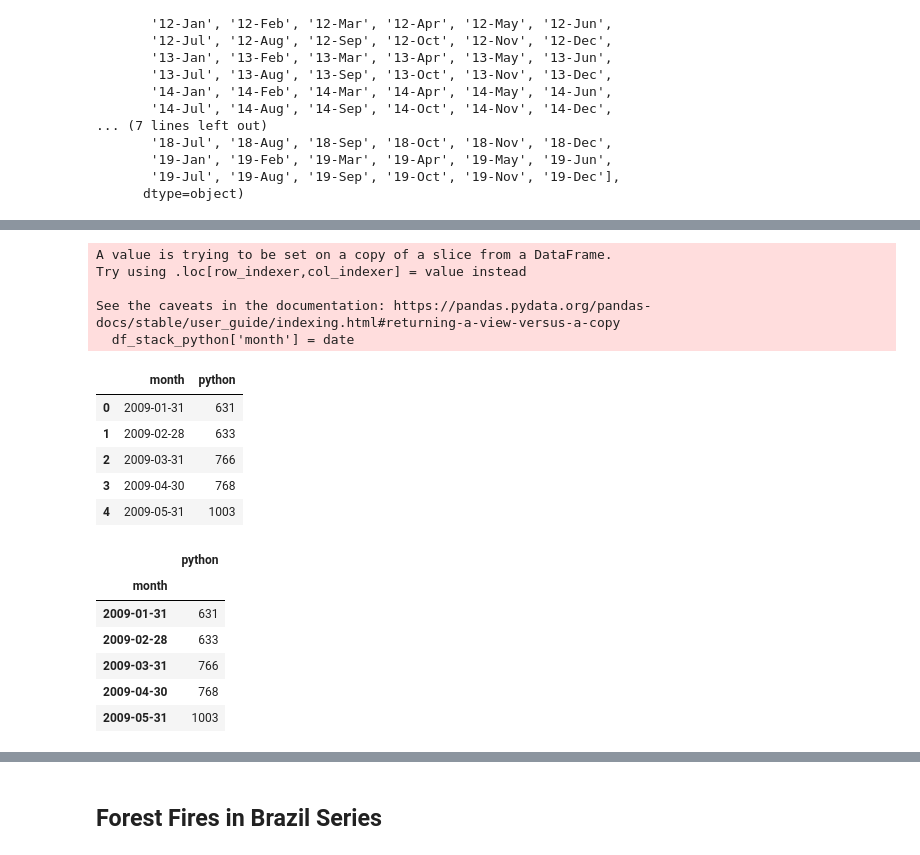
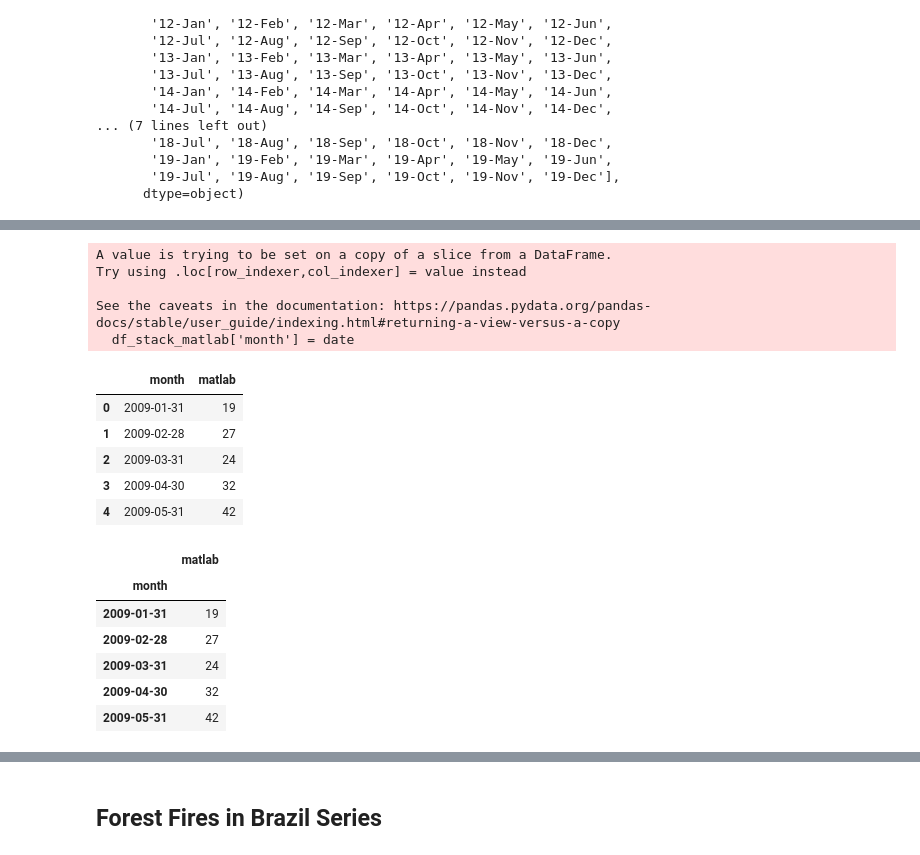
Before and after one commit to MateusVasc/atividades-pet-ciencia-de-dados, a Jupyter notebook: atividades/segunda_fase/atividade_1.ipynb, the cells around one changed output, grey strips where cells are left out. Saved outputs shown, nothing was run; the diff lists cells and outputs as text; code cells hidden in the pictures.

```diff
--- a/atividades/segunda_fase/atividade_1.ipynb
+++ b/atividades/segunda_fase/atividade_1.ipynb
@@ -160,5 +263,5 @@ array(['09-Jan', '09-Feb', '09-Mar', '09-Apr', '09-May', '09-Jun',
        '19-Jul', '19-Aug', '19-Sep', '19-Oct', '19-Nov', '19-Dec'],
       dtype=object)
 # %%
-df_stack_python = df_stack[['month', 'python']]
+df_stack_matlab = df_stack[['month', 'matlab']]
 # %%
@@ -182,5 +285,4 @@ df_stack_python.tail()
 # %%
-date = pd.date_range(start='2009-1-31', end = '2019-12-31', freq='ME')
+date = pd.date_range(start='2009-1-31', end = '2019-12-31', freq='M')
 
 date = pd.Series(date)
-date.dt.strftime("%d-%m-%Y")
@@ -200,18 +289,18 @@ Length: 132, dtype: object
 # %%
-df_stack_python['month'] = date
+df_stack_matlab['month'] = date
 # %% [output]
 A value is trying to be set on a copy of a slice from a DataFrame.
 Try using .loc[row_indexer,col_indexer] = value instead
 
 See the caveats in the documentation: https://pandas.pydata.org/pandas-docs/stable/user_guide/indexing.html#returning-a-view-versus-a-copy
-  df_stack_python['month'] = date
+  df_stack_matlab['month'] = date
 # %%
-df_stack_python.head()
+df_stack_matlab.head()
 # %% [output]
-|  | month | python |
-| 0 | 2009-01-31 | 631 |
-| 1 | 2009-02-28 | 633 |
-| 2 | 2009-03-31 | 766 |
-| 3 | 2009-04-30 | 768 |
-| 4 | 2009-05-31 | 1003 |
+|  | month | matlab |
+| 0 | 2009-01-31 | 19 |
+| 1 | 2009-02-28 | 27 |
+| 2 | 2009-03-31 | 24 |
+| 3 | 2009-04-30 | 32 |
+| 4 | 2009-05-31 | 42 |
 # %%
@@ -219,10 +308,10 @@ df_stack_python = df_stack_python.set_index('month')
 # %%
-df_stack_python.head()
+df_stack_matlab.head()
 # %% [output]
-|  | python |
+|  | matlab |
 | month |  |
-| 2009-01-31 | 631 |
-| 2009-02-28 | 633 |
-| 2009-03-31 | 766 |
-| 2009-04-30 | 768 |
-| 2009-05-31 | 1003 |
+| 2009-01-31 | 19 |
+| 2009-02-28 | 27 |
+| 2009-03-31 | 24 |
+| 2009-04-30 | 32 |
+| 2009-05-31 | 42 |
```
Also changed, not shown: parts of 79 cells of this notebook.
